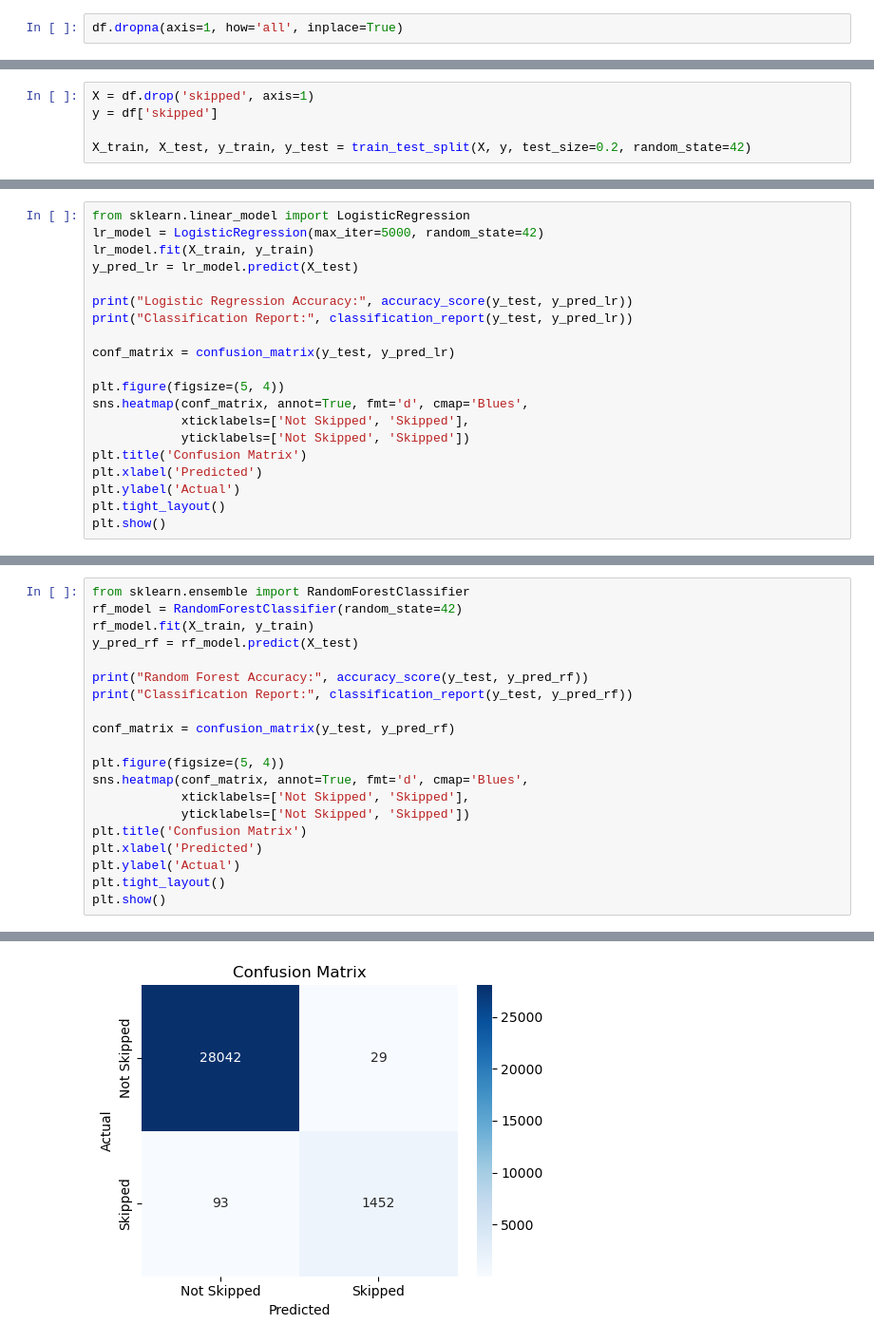
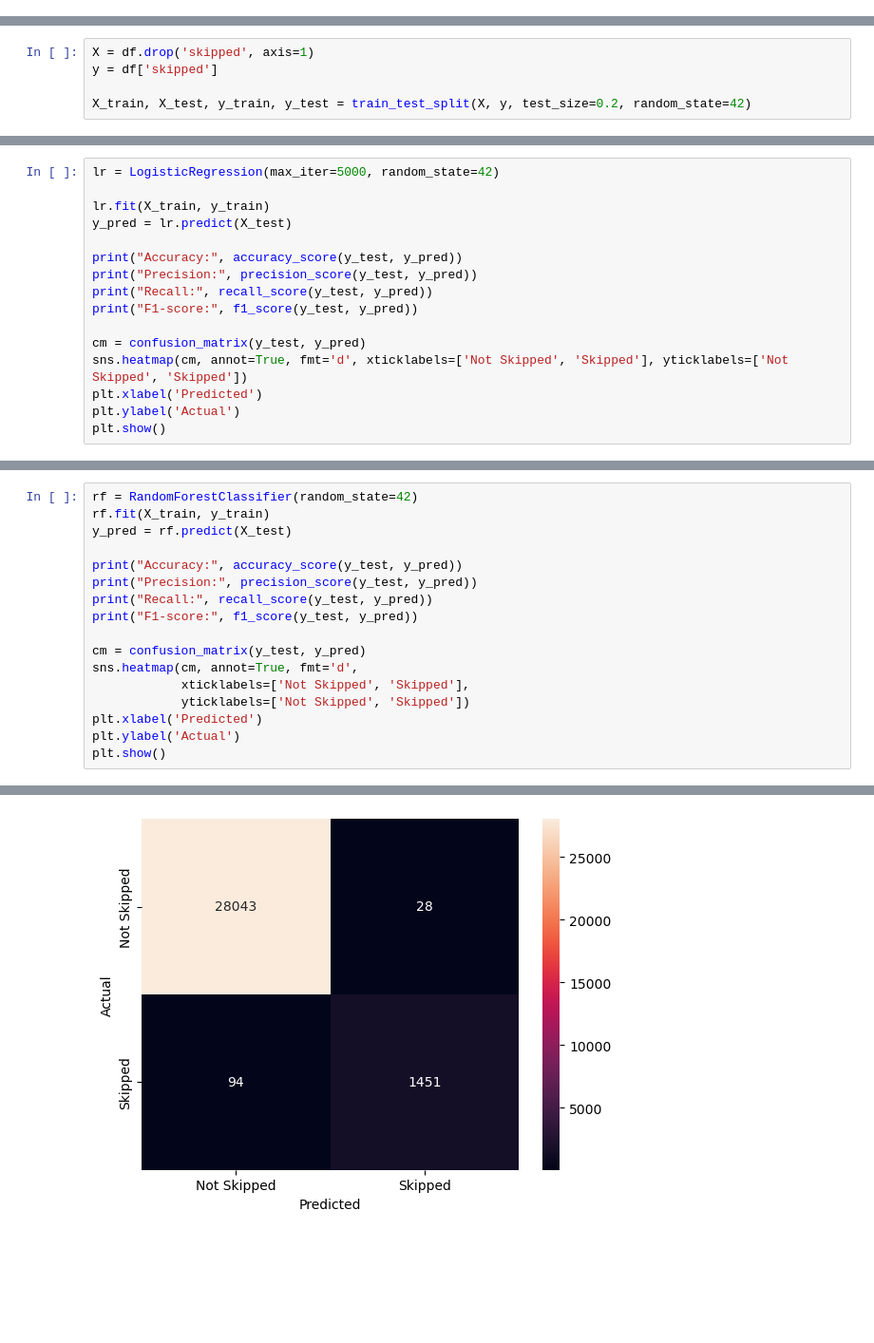
Before and after one commit to riyadm18/Spotify-User-Listening-Behavior-Analysis, a Jupyter notebook: spotify.ipynb, the cells around one changed output, grey strips where cells are left out. Shown at 95% size. Cells and saved outputs as stored; diff of their text form; blank space fills up the shorter version.

```diff
--- a/spotify.ipynb
+++ b/spotify.ipynb
@@ -32,8 +37,6 @@ df.head()
 | 4 | 0GgAAB0ZMllFhbNc3mAodO | 08-07-2013 03:17 | web player | 0 | Half Mast | Empire Of The Sun | Walking On A Dream | clickrow | ... |
 # %%
 df.drop_duplicates(inplace=True)
-# %%
-df.dropna(axis=1, how='all', inplace=True)
 # %%
 df.isnull().sum()
 # %% [output]
@@ -241,21 +179,17 @@ weighted avg       0.99      0.99      0.99     29616
 # %%
-from sklearn.linear_model import LogisticRegression
-lr_model = LogisticRegression(max_iter=5000, random_state=42)
-lr_model.fit(X_train, y_train)
-y_pred_lr = lr_model.predict(X_test)
+lr = LogisticRegression(max_iter=5000, random_state=42)
 
-print("Logistic Regression Accuracy:", accuracy_score(y_test, y_pred_lr))
-print("Classification Report:", classification_report(y_test, y_pred_lr))
+lr.fit(X_train, y_train)
+y_pred = lr.predict(X_test)
 
-conf_matrix = confusion_matrix(y_test, y_pred_lr)
+print("Accuracy:", accuracy_score(y_test, y_pred))
+print("Precision:", precision_score(y_test, y_pred))
+print("Recall:", recall_score(y_test, y_pred))
+print("F1-score:", f1_score(y_test, y_pred))
 
-plt.figure(figsize=(5, 4))
-sns.heatmap(conf_matrix, annot=True, fmt='d', cmap='Blues',
-            xticklabels=['Not Skipped', 'Skipped'],
-            yticklabels=['Not Skipped', 'Skipped'])
-plt.title('Confusion Matrix')
+cm = confusion_matrix(y_test, y_pred)
+sns.heatmap(cm, annot=True, fmt='d', xticklabels=['Not Skipped', 'Skipped'], yticklabels=['Not Skipped', 'Skipped'])
 plt.xlabel('Predicted')
 plt.ylabel('Actual')
-plt.tight_layout()
 plt.show()
 # %% [output]
@@ -272,21 +208,18 @@ weighted avg       0.93      0.95      0.92     29616
 # %%
-from sklearn.ensemble import RandomForestClassifier
-rf_model = RandomForestClassifier(random_state=42)
-rf_model.fit(X_train, y_train)
-y_pred_rf = rf_model.predict(X_test)
+rf = RandomForestClassifier(random_state=42)
+rf.fit(X_train, y_train)
+y_pred = rf.predict(X_test)
 
-print("Random Forest Accuracy:", accuracy_score(y_test, y_pred_rf))
-print("Classification Report:", classification_report(y_test, y_pred_rf))
+print("Accuracy:", accuracy_score(y_test, y_pred))
+print("Precision:", precision_score(y_test, y_pred))
+print("Recall:", recall_score(y_test, y_pred))
+print("F1-score:", f1_score(y_test, y_pred))
 
-conf_matrix = confusion_matrix(y_test, y_pred_rf)
-
-plt.figure(figsize=(5, 4))
-sns.heatmap(conf_matrix, annot=True, fmt='d', cmap='Blues',
+cm = confusion_matrix(y_test, y_pred)
+sns.heatmap(cm, annot=True, fmt='d',
             xticklabels=['Not Skipped', 'Skipped'],
             yticklabels=['Not Skipped', 'Skipped'])
-plt.title('Confusion Matrix')
 plt.xlabel('Predicted')
 plt.ylabel('Actual')
-plt.tight_layout()
 plt.show()
 # %% [output]
@@ -302,2 +230,2 @@ weighted avg       1.00      1.00      1.00     29616
-[figure, old version]
+[figure, new version]
 # %%
```
Also changed, not shown: parts of 13 cells of this notebook.
